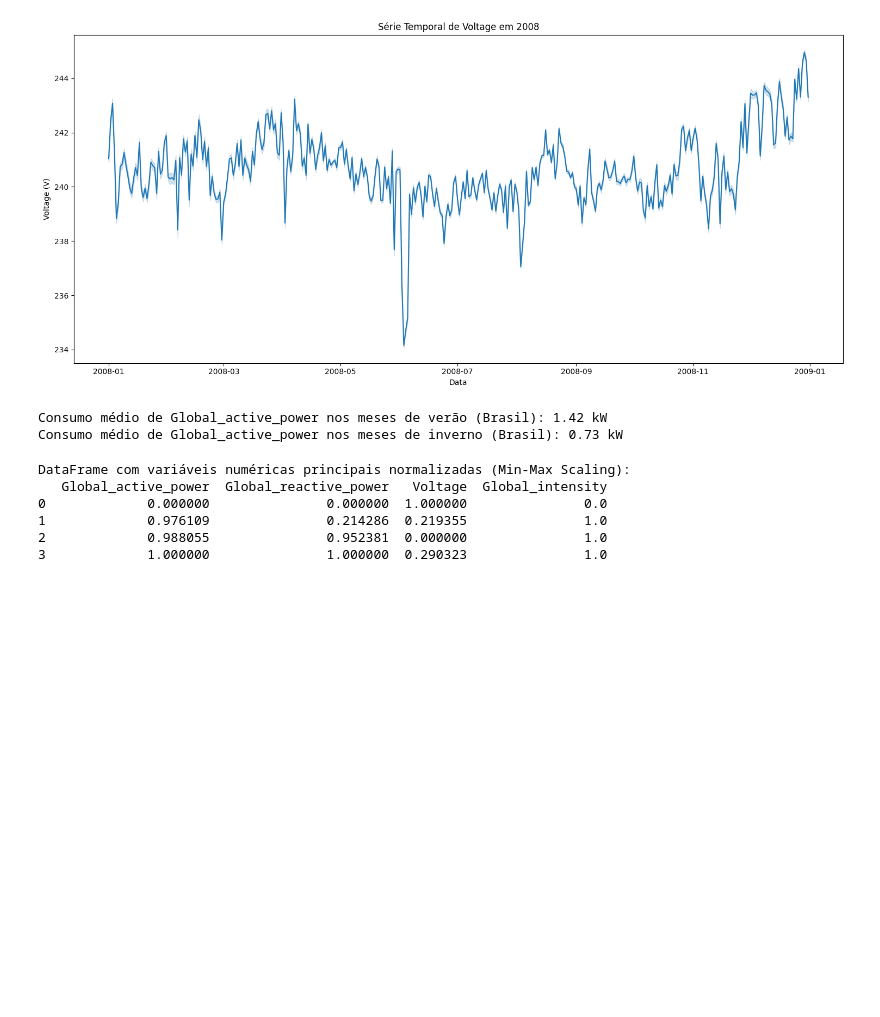
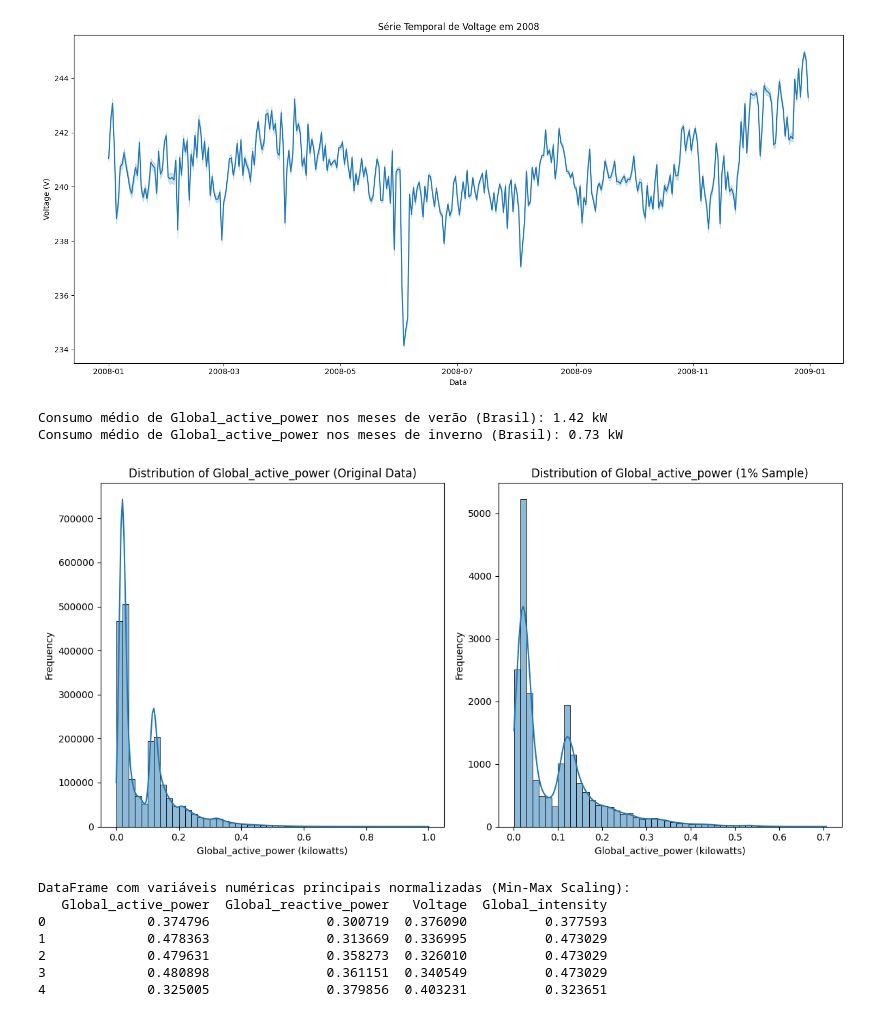
Before and after one commit to vitorkenzoo/Aula-Fiap, a Jupyter notebook: Damos_lhe_as_boas_vindas_ao_Colab.ipynb, the cells around one changed output. Saved outputs shown, nothing was run; the diff lists cells and outputs as text; code cells hidden in the pictures; blank space fills up the shorter version.

```diff
--- a/Damos_lhe_as_boas_vindas_ao_Colab.ipynb
+++ b/Damos_lhe_as_boas_vindas_ao_Colab.ipynb
@@ -34,0 +20,4 @@ Saving household_power_consumption.txt to household_power_consumption.txt
+# %%
+df = pd.read_csv('/household_power_consumption.txt',
+                 sep=';',
+                 na_values='?')
@@ -368,6 +372,31 @@ print(f"Consumo médio de Global_active_power nos meses de inverno (Brasil): {me
 # %% [output]
 Consumo médio de Global_active_power nos meses de verão (Brasil): 1.42 kW
 Consumo médio de Global_active_power nos meses de inverno (Brasil): 0.73 kW
+# %%
+# ex 16
+# Create a 1% random sample of the data
+
+df_sample = df.sample(frac=0.01, random_state=42)
+
+# Plot histograms to compare distributions
+plt.figure(figsize=(12, 6))
+
+plt.subplot(1, 2, 1) # 1 row, 2 columns, 1st plot
+sns.histplot(df['Global_active_power'], bins=50, kde=True)
+plt.title('Distribution of Global_active_power (Original Data)')
+plt.xlabel('Global_active_power (kilowatts)')
+plt.ylabel('Frequency')
+
+plt.subplot(1, 2, 2) # 1 row, 2 columns, 2nd plot
+sns.histplot(df_sample['Global_active_power'], bins=50, kde=True)
+plt.title('Distribution of Global_active_power (1% Sample)')
+plt.xlabel('Global_active_power (kilowatts)')
+plt.ylabel('Frequency')
+
+plt.tight_layout()
+plt.show()
+# %% [output]
+[figure, added]
 # %%
 #17
 from sklearn.preprocessing import MinMaxScaler
@@ -389,7 +418,8 @@ print(df[colunas_numericas_principais].head())
 # %% [output]
 DataFrame com variáveis numéricas principais normalizadas (Min-Max Scaling):
    Global_active_power  Global_reactive_power   Voltage  Global_intensity
-0             0.000000               0.000000  1.000000               0.0
-1             0.976109               0.214286  0.219355               1.0
-2             0.988055               0.952381  0.000000               1.0
-3             1.000000               1.000000  0.290323               1.0
+0             0.374796               0.300719  0.376090          0.377593
+1             0.478363               0.313669  0.336995          0.473029
+2             0.479631               0.358273  0.326010          0.473029
+3             0.480898               0.361151  0.340549          0.473029
+4             0.325005               0.379856  0.403231          0.323651
```
Also changed, not shown: parts of 21 cells of this notebook.
